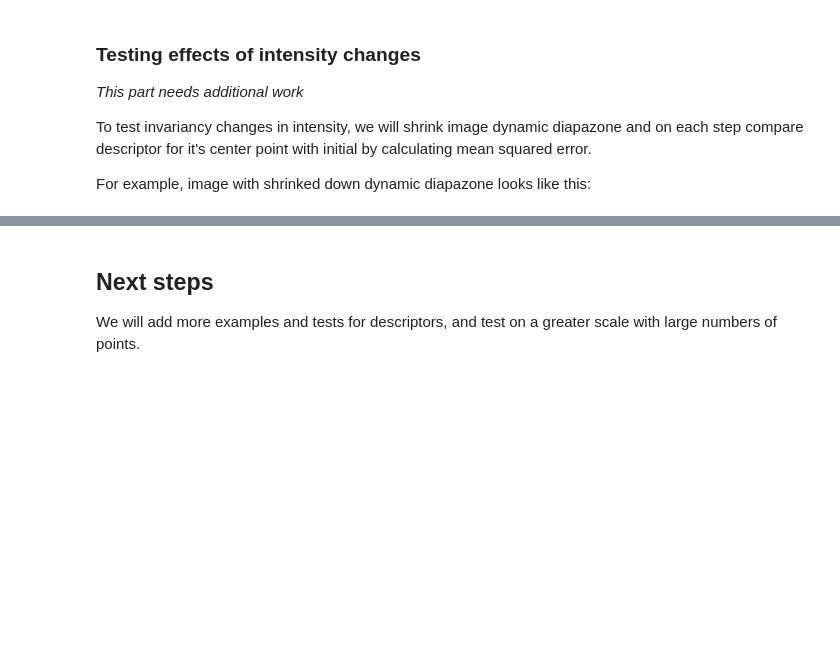
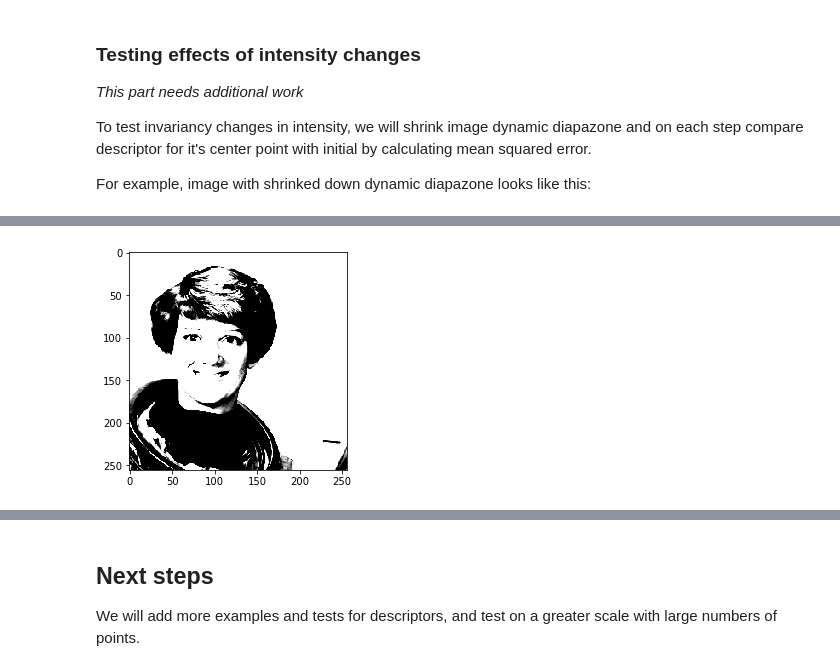
Before and after one commit to aisus/masters, a Jupyter notebook: daisy-descriptor/daisy-custom.ipynb, the cells around one changed output, grey strips where cells are left out. Saved outputs shown, nothing was run; the diff lists cells and outputs as text; code cells hidden in the pictures; blank space fills up the shorter version.

```diff
--- a/daisy-descriptor/daisy-custom.ipynb
+++ b/daisy-descriptor/daisy-custom.ipynb
@@ -369,6 +372,6 @@ To test invariancy changes in intensity, we will shrink image dynamic diapazone
 
 For example, image with shrinked down dynamic diapazone looks like this:
 # %%
-image2 = rescale_intensity(image, (124, 125))
+image2 = rescale_intensity(image, (0.45, 0.55))
 imgshow(image2)
 # %% [output]
@@ -377 +378,2 @@ imgshow(image2)
+[figure, added]
 # %%
```
Also changed, not shown: parts of 11 cells of this notebook, 1 other file.
